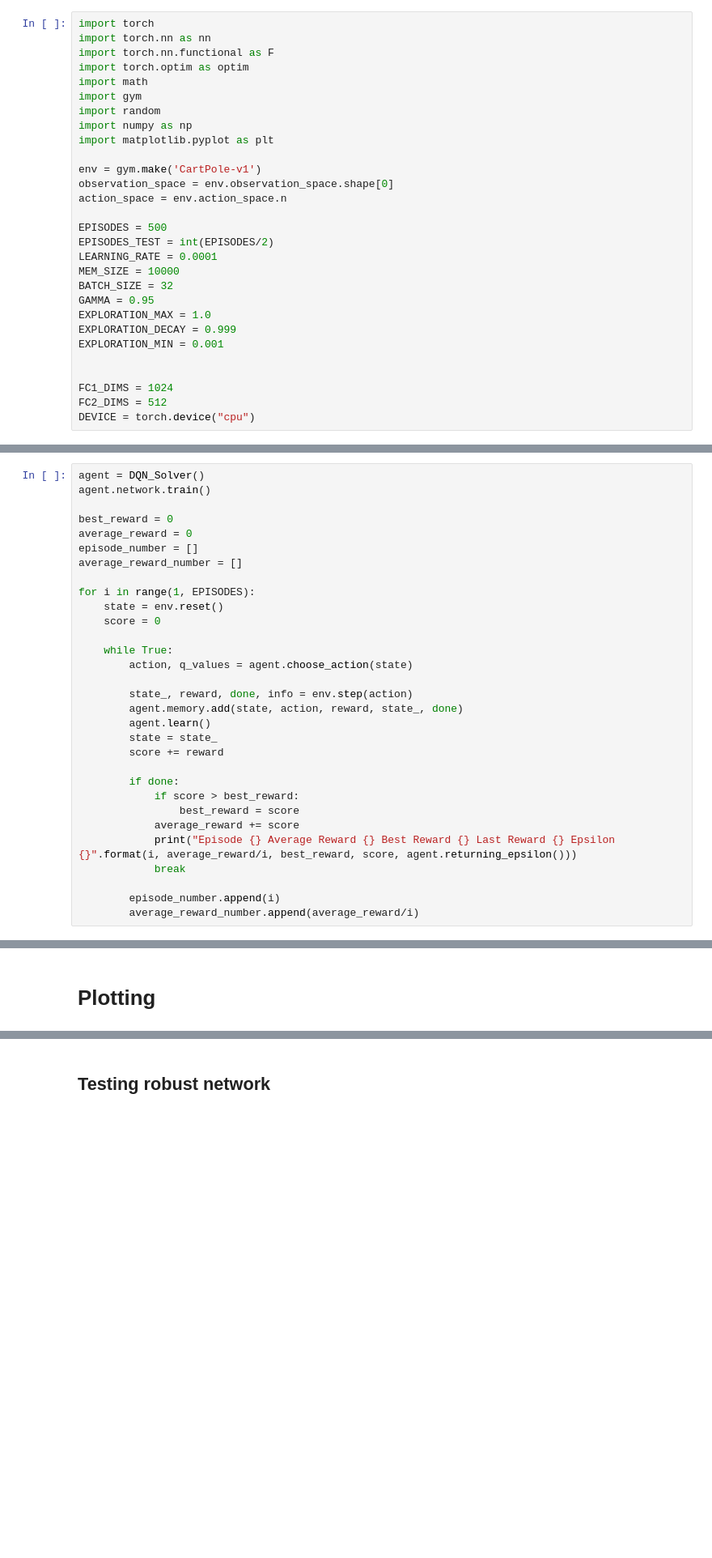
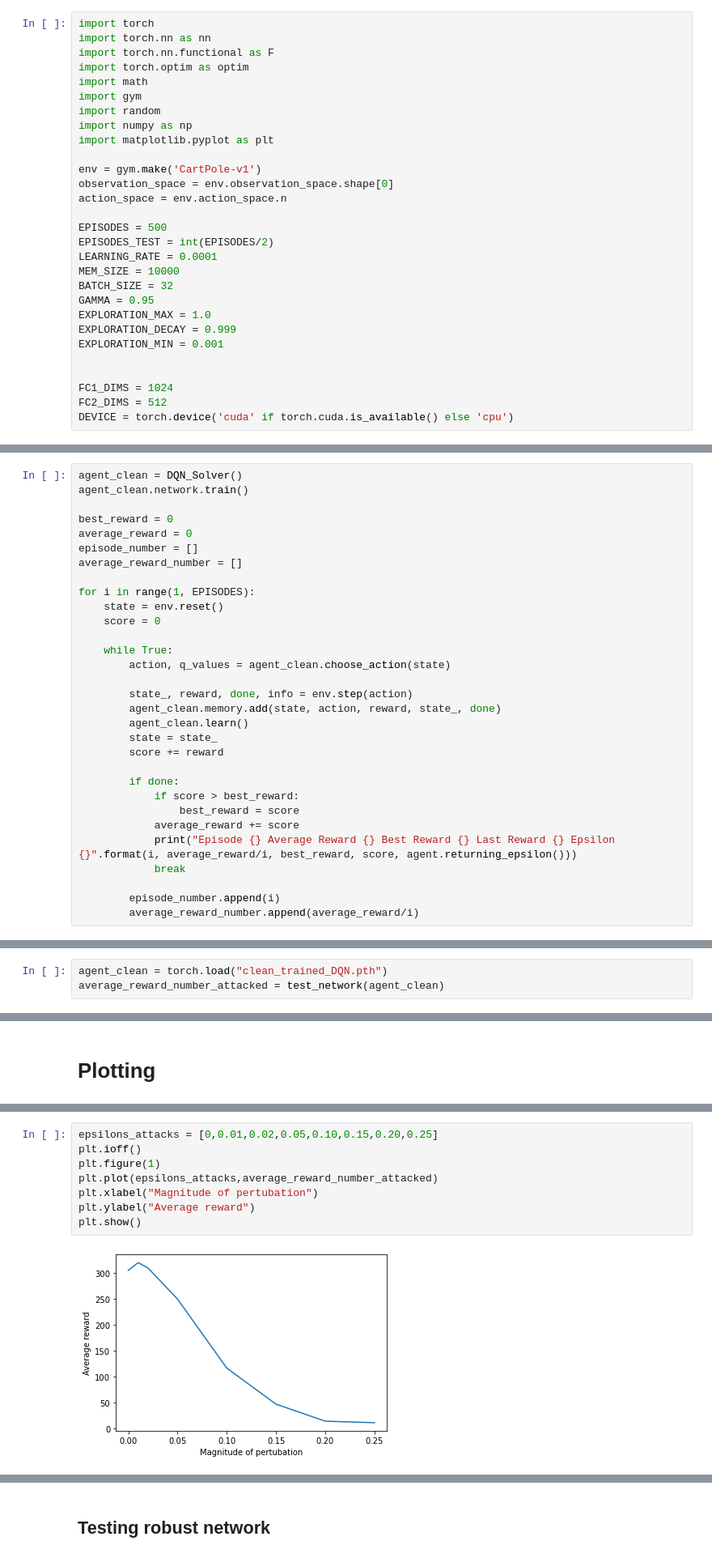
Before and after one commit to Jackkert/robustDRL, a Jupyter notebook: DQN_attacked_and_defended.ipynb, the cells around one changed output, grey strips where cells are left out. Shown at 81% size. Drawn from its saved outputs; the diff is of its cells as text; blank space fills up the shorter version.

```diff
--- a/DQN_attacked_and_defended.ipynb
+++ b/DQN_attacked_and_defended.ipynb
@@ -26,7 +26,7 @@ EXPLORATION_MIN = 0.001
 
 FC1_DIMS = 1024
 FC2_DIMS = 512
-DEVICE = torch.device("cpu")
+DEVICE = torch.device('cuda' if torch.cuda.is_available() else 'cpu')
 # %%
 class Network(torch.nn.Module):
     def __init__(self):
@@ -136,6 +135,6 @@ class DQN_Solver:
 # %%
-agent = DQN_Solver()
-agent.network.train()
+agent_clean = DQN_Solver()
+agent_clean.network.train()
 
 best_reward = 0
 average_reward = 0
@@ -147,11 +146,11 @@ for i in range(1, EPISODES):
     score = 0
 
     while True:
-        action, q_values = agent.choose_action(state)
+        action, q_values = agent_clean.choose_action(state)
 
         state_, reward, done, info = env.step(action)
-        agent.memory.add(state, action, reward, state_, done)
-        agent.learn()
+        agent_clean.memory.add(state, action, reward, state_, done)
+        agent_clean.learn()
         state = state_
         score += reward
 
@@ -250,0 +237,3 @@ Episode 249 Average Reward 387.6666666666667 Best Reward 500.0 Last Reward 500.0
+# %%
+agent_clean = torch.load("clean_trained_DQN.pth")
+average_reward_number_attacked = test_network(agent_clean)
@@ -260 +260,11 @@ plt.show()
+# %%
+epsilons_attacks = [0,0.01,0.02,0.05,0.10,0.15,0.20,0.25]
+plt.ioff()
+plt.figure(1)
+plt.plot(epsilons_attacks,average_reward_number_attacked)
+plt.xlabel("Magnitude of pertubation")
+plt.ylabel("Average reward")
+plt.show()
+# %% [output]
+[figure, added]
 # %% [markdown]
```
Also changed, not shown: parts of 22 cells of this notebook.
